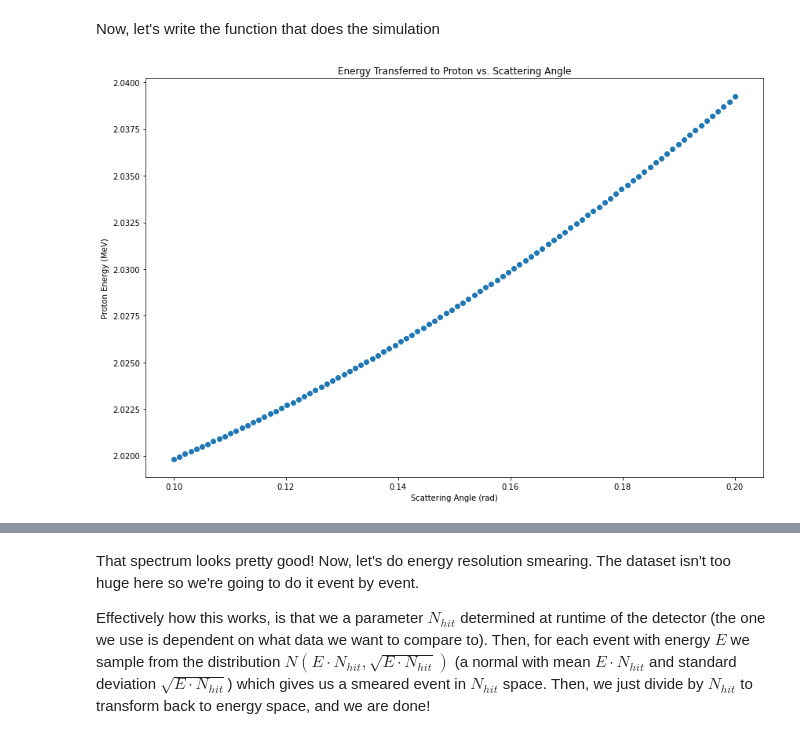
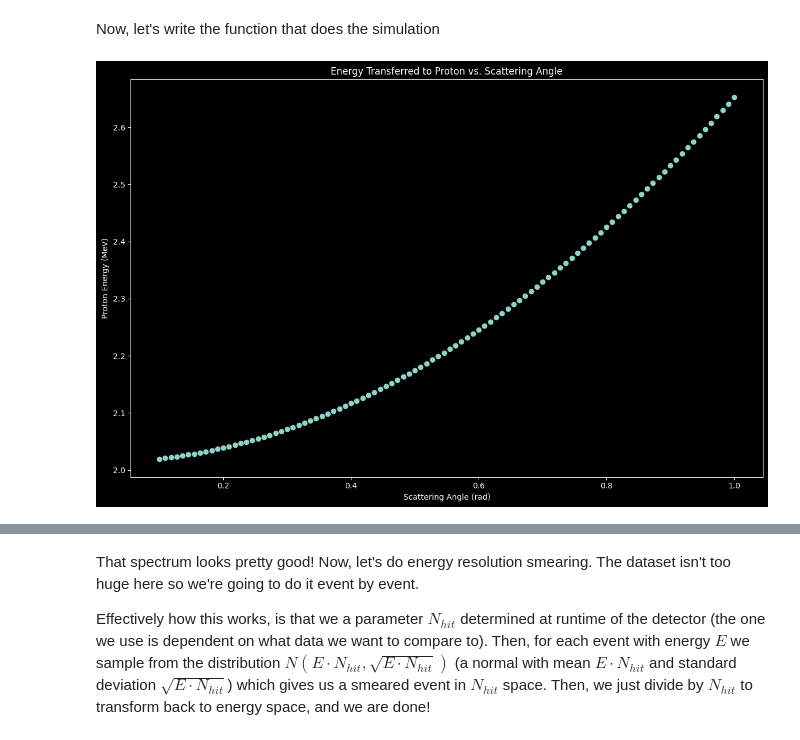
Before and after one commit to ddrobner/scatteringsim, a Jupyter notebook: scatteringsim.ipynb, the cells around one changed output, grey strips where cells are left out. Saved outputs shown, nothing was run; the diff lists cells and outputs as text; code cells hidden in the pictures.

```diff
--- a/scatteringsim.ipynb
+++ b/scatteringsim.ipynb
@@ -454,17 +413,19 @@ def gen_alpha_path(e_0, epsilon=0.1, stepsize=0.001) -> list:
         e_i = e_i - stp_interp(e_i)*stepsize
     return alpha_path
 # %%
-s_et_xrange = np.linspace(0.1, 0.2, 100)
+s_et_xrange = np.linspace(0.1, 1, 100)
 t_e = [energy_transfer(8, i)[1] for i in s_et_xrange]
+plt.style.use('dark_background')
 plt.scatter(s_et_xrange, t_e)
 plt.xlabel("Scattering Angle (rad)")
 plt.ylabel("Proton Energy (MeV)")
 plt.title("Energy Transferred to Proton vs. Scattering Angle")
 plt.tight_layout()
-plt.savefig("etransfer_negative_soln.jpg")
+#plt.savefig("etransfer_negative_soln.jpg")
 plt.show()
+plt.style.use('default')
 # %% [output]
-[figure, old version]
+[figure, new version]
 # %%
 s_angles = [scattering_angle(8) for i in range(1000)]
 print(s_angles)
```
Also changed, not shown: parts of 18 cells of this notebook, 1 other file.
